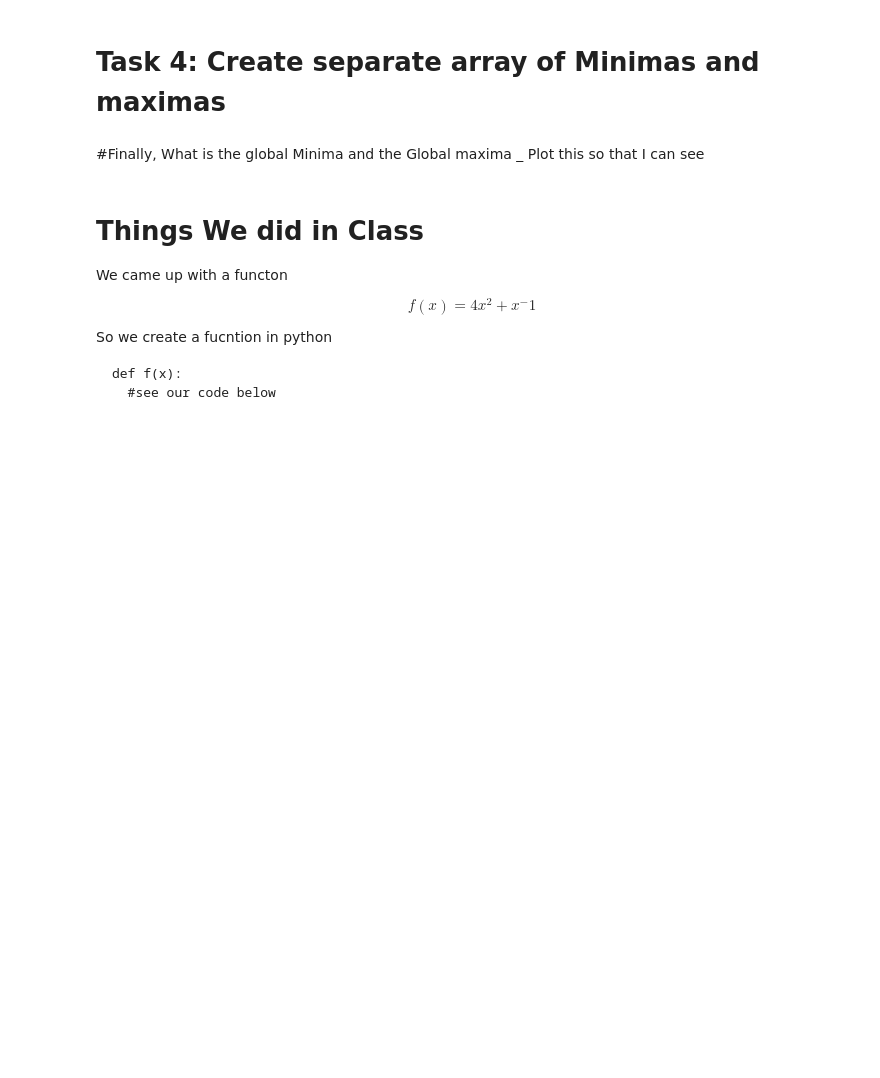
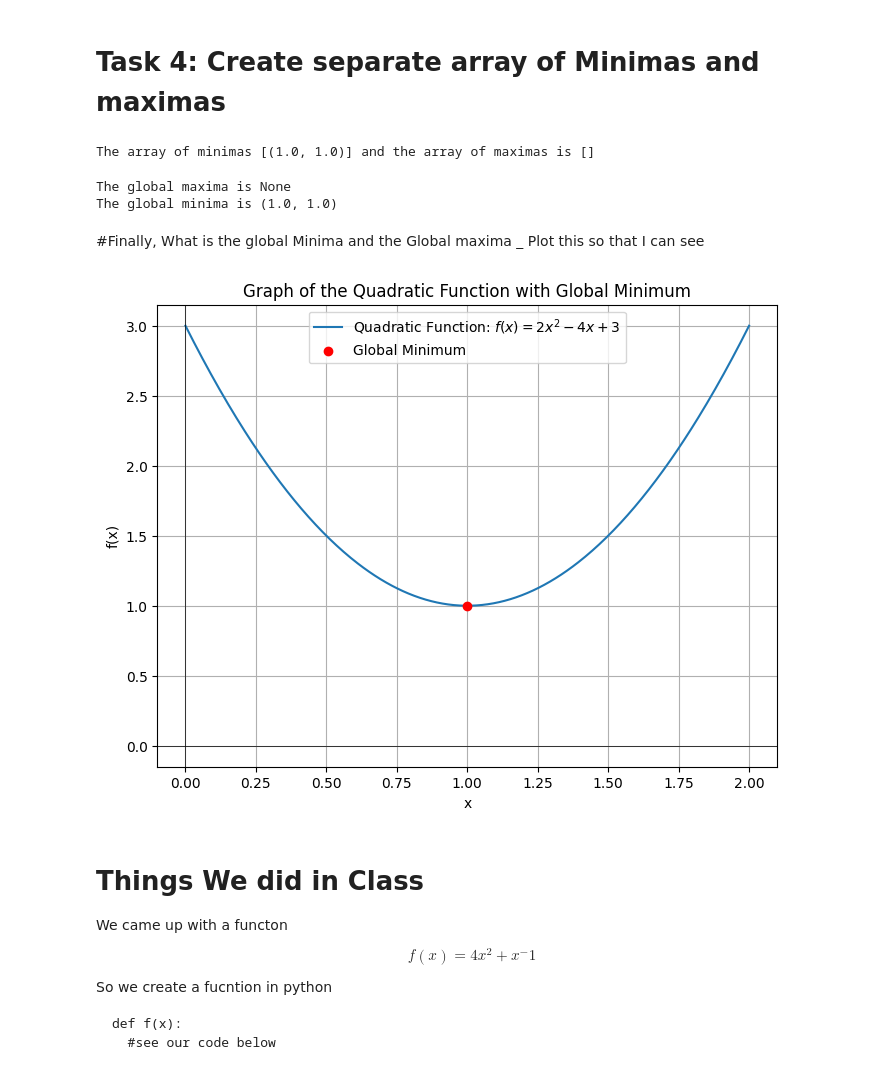
Before and after one commit to thedavidemmanuel/math_for_ml, a Jupyter notebook: Calculus.ipynb, the cells around one changed output. Saved outputs shown, nothing was run; the diff lists cells and outputs as text; code cells hidden in the pictures; blank space fills up the shorter version.

```diff
--- a/Calculus.ipynb
+++ b/Calculus.ipynb
@@ -35,5 +106,71 @@ Print(f'The global minima is {}')
+# %%
+# Since we have a quadratic function, we will have at most one minima or maxima.
+# For the given quadratic function f(x) = 2x^2 - 4x + 3, there is only one minimum.
+# Therefore, the array for minima will contain only one point, and the array for maxima will be empty.
+
+# Find the vertex of the parabola, which is the minimum
+a = 2
+b = -4
+vertex_x = -b / (2*a)
+vertex_y = f(vertex_x)
+
+arr_minimas = [(vertex_x, vertex_y)]
+arr_maximas = []  # Empty because a quadratic function has only one vertex, and for this function, it's a minimum.
+
+print(f"The array of minimas {arr_minimas} and the array of maximas is {arr_maximas}")
+# %% [output]
+The array of minimas [(1.0, 1.0)] and the array of maximas is []
+# %%
+# For the global minima and maxima, since we know there is only one minimum for this parabola and no maximum,
+# we assign the global minima to the vertex. There is no global maxima in this case since the parabola extends
+# upwards indefinitely.
+
+global_minima = arr_minimas[0]  # The global minima is the vertex of the parabola
+global_maxima = None  # There is no global maxima for this upward-opening parabola
+
+print(f"The global maxima is {global_maxima}")
+print(f"The global minima is {global_minima}")
+# %% [output]
+The global maxima is None
+The global minima is (1.0, 1.0)
 # %% [markdown]
 #Finally, What is the global Minima and the Global maxima _ Plot this so that I can see
+# %%
+import matplotlib.pyplot as plt
+import numpy as np
+
+# Define the quadratic function
+def f(x):
+    return 2*x**2 - 4*x + 3
+
+# Calculate the vertex of the parabola, which is the minimum
+a = 2
+b = -4
+vertex_x = -b / (2*a)
+vertex_y = f(vertex_x)
+
+# Generate a range of x values around the vertex for better visualization
+x_values = np.linspace(vertex_x - 1, vertex_x + 1, 400)  # Adjust range as needed
+y_values = f(x_values)
+
+# Plot the quadratic function
+plt.figure(figsize=(8, 6))
+plt.plot(x_values, y_values, label='Quadratic Function: $f(x) = 2x^2 - 4x + 3$')
+
+# Mark the global minimum
+plt.scatter(vertex_x, vertex_y, color='red', label='Global Minimum', zorder=5)
+
+# Label the axes and the graph
+plt.title('Graph of the Quadratic Function with Global Minimum')
+plt.xlabel('x')
+plt.ylabel('f(x)')
+plt.axhline(0, color='black',linewidth=0.5)
+plt.axvline(0, color='black',linewidth=0.5)
+plt.grid(True)
+plt.legend()
+plt.show()
+# %% [output]
+[figure, added]
 # %% [markdown]
 # Things We did in Class
 
```
Also changed, not shown: parts of 9 cells of this notebook.
